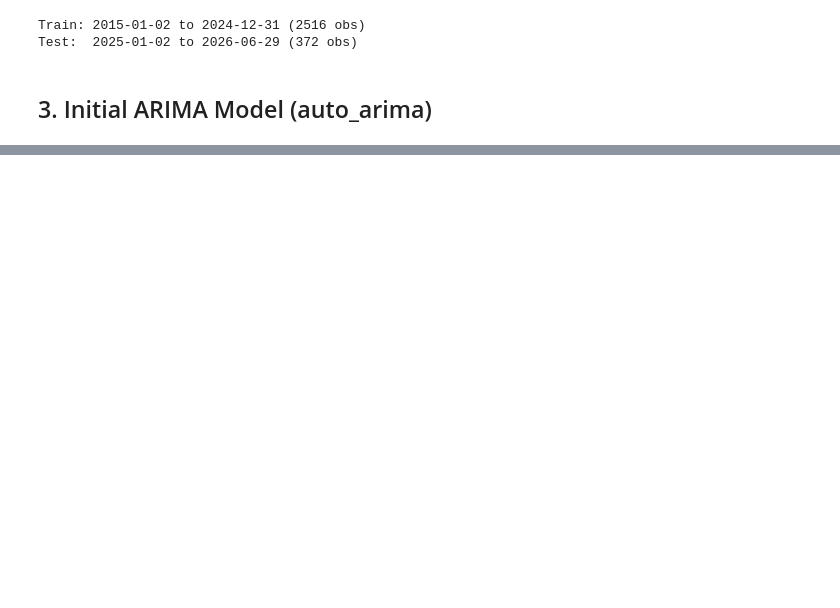
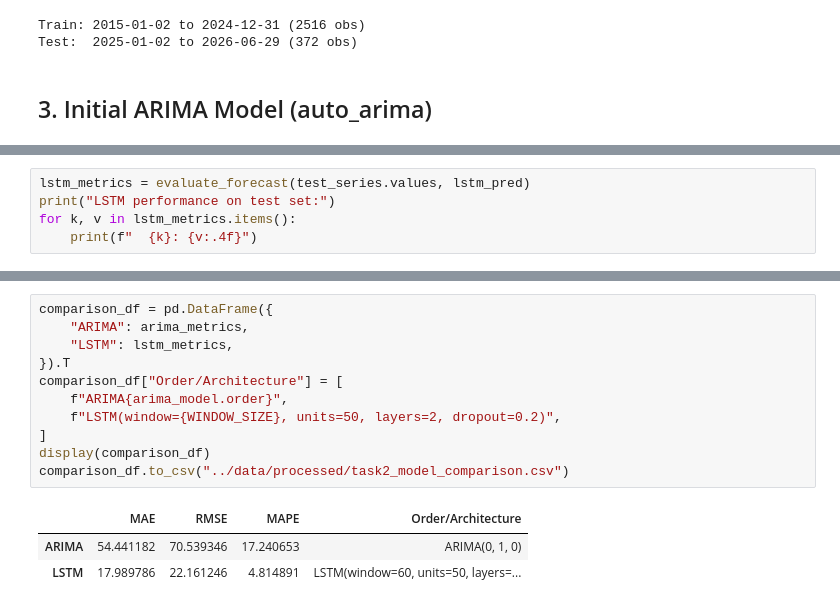
Before and after one commit to oim1999/portfolio-optimization, a Jupyter notebook: notebooks/02.ipynb, the cells around one changed output, grey strips where cells are left out. Drawn from its saved outputs; the diff is of its cells as text; blank space fills up the shorter version.

Commit message:
fixed task 2 file

```diff
--- a/notebooks/02.ipynb
+++ b/notebooks/02.ipynb
@@ -166,0 +296,5 @@ returns/volatility (rather than raw price) yields more actionable signal.
+# %%
+lstm_metrics = evaluate_forecast(test_series.values, lstm_pred)
+print("LSTM performance on test set:")
+for k, v in lstm_metrics.items():
+    print(f"  {k}: {v:.4f}")
@@ -166,0 +322,15 @@ returns/volatility (rather than raw price) yields more actionable signal.
+# %%
+comparison_df = pd.DataFrame({
+    "ARIMA": arima_metrics,
+    "LSTM": lstm_metrics,
+}).T
+comparison_df["Order/Architecture"] = [
+    f"ARIMA{arima_model.order}",
+    f"LSTM(window={WINDOW_SIZE}, units=50, layers=2, dropout=0.2)",
+]
+display(comparison_df)
+comparison_df.to_csv("../data/processed/task2_model_comparison.csv")
+# %% [output]
+|  | MAE | RMSE | MAPE | Order/Architecture |
+| ARIMA | 54.441182 | 70.539346 | 17.240653 | ARIMA(0, 1, 0) |
+| LSTM | 17.989786 | 22.161246 | 4.814891 | LSTM(window=60, units=50, layers=... |
```
Also changed, not shown: parts of 26 cells of this notebook.
